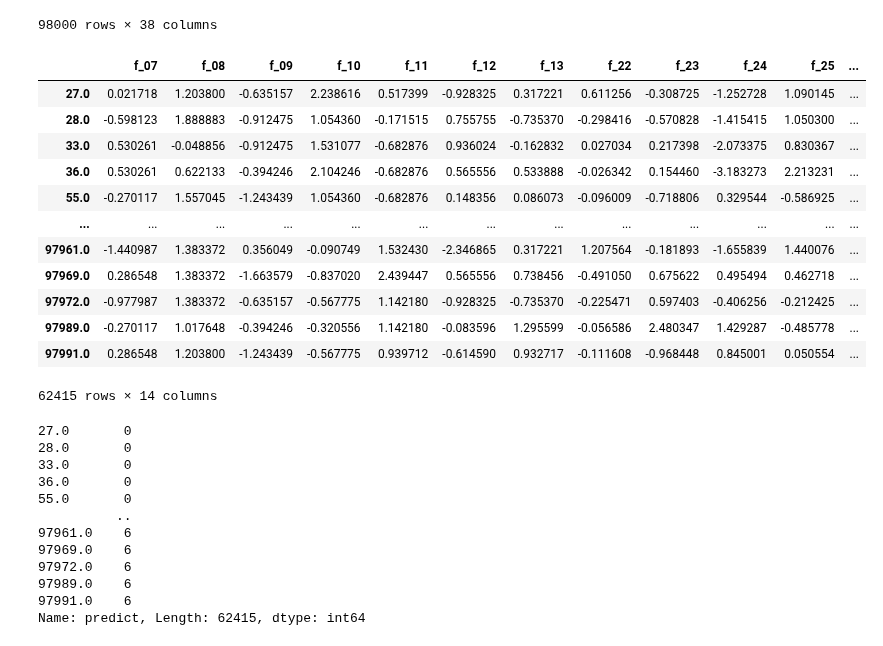
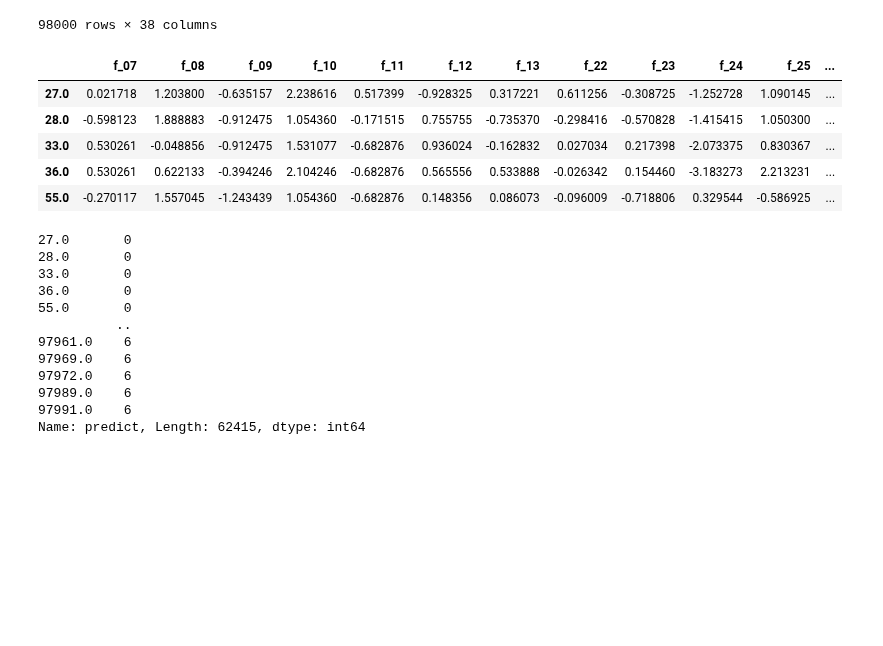
Before and after one commit to NagaoTadashi/kaggle, a Jupyter notebook: tabular-playground-july.ipynb, the cells around one changed output. Drawn from its saved outputs; the diff is of its cells as text; code cells hidden in the pictures; blank space fills up the shorter version.

```diff
--- a/tabular-playground-july.ipynb
+++ b/tabular-playground-july.ipynb
@@ -127,7 +129,7 @@ plt.show()
 # %%
 important_cols = ['f_07', 'f_08', 'f_09', 'f_10', 'f_11', 'f_12', 'f_13', 'f_22', 'f_23', 'f_24', 'f_25', 'f_26', 'f_27', 'f_28', ]
 # %%
-preds = vbgmm.fit_predict(data_scaled[important_cols])
+preds_vbgmm = vbgmm.fit_predict(data_scaled[important_cols])
 # %%
 pp = vbgmm.predict_proba(data_scaled[important_cols])
 # %%
@@ -150,29 +152,22 @@ data_scaled
 | 97999 | 0.751985 | 0.561948 | 1.458479 | -0.576892 | -0.045085 | -1.203762 | 0.790031 | -2.070579 | 1.017648 | -0.912475 | ... | ... |
 98000 rows × 38 columns
 # %%
-trn_indx=np.array([])
+tr_idx = np.array([])
 for n in range(7):
-    indx=data_scaled[(data_scaled.predict==n) & (data_scaled.predict_proba > 0.80)].index
-    trn_indx = np.concatenate((trn_indx, indx))
+    idx = data_scaled[(data_scaled["predict"] == n) & (data_scaled["predict_proba"] > 0.80)].index
+    tr_idx = np.concatenate((tr_idx, idx))
 
-X = data_scaled.loc[trn_indx][important_cols]
-y = data_scaled.loc[trn_indx]['predict']
+X = data_scaled.loc[tr_idx][important_cols]
+y = data_scaled.loc[tr_idx]['predict']
 # %%
-X
+X.head()
 # %% [output]
 |  | f_07 | f_08 | f_09 | f_10 | f_11 | f_12 | f_13 | f_22 | f_23 | f_24 | f_25 | ... |
 | 27.0 | 0.021718 | 1.203800 | -0.635157 | 2.238616 | 0.517399 | -0.928325 | 0.317221 | 0.611256 | -0.308725 | -1.252728 | 1.090145 | ... |
 | 28.0 | -0.598123 | 1.888883 | -0.912475 | 1.054360 | -0.171515 | 0.755755 | -0.735370 | -0.298416 | -0.570828 | -1.415415 | 1.050300 | ... |
 | 33.0 | 0.530261 | -0.048856 | -0.912475 | 1.531077 | -0.682876 | 0.936024 | -0.162832 | 0.027034 | 0.217398 | -2.073375 | 0.830367 | ... |
 | 36.0 | 0.530261 | 0.622133 | -0.394246 | 2.104246 | -0.682876 | 0.565556 | 0.533888 | -0.026342 | 0.154460 | -3.183273 | 2.213231 | ... |
 | 55.0 | -0.270117 | 1.557045 | -1.243439 | 1.054360 | -0.682876 | 0.148356 | 0.086073 | -0.096009 | -0.718806 | 0.329544 | -0.586925 | ... |
-| ... | ... | ... | ... | ... | ... | ... | ... | ... | ... | ... | ... | ... |
-| 97961.0 | -1.440987 | 1.383372 | 0.356049 | -0.090749 | 1.532430 | -2.346865 | 0.317221 | 1.207564 | -0.181893 | -1.655839 | 1.440076 | ... |
-| 97969.0 | 0.286548 | 1.383372 | -1.663579 | -0.837020 | 2.439447 | 0.565556 | 0.738456 | -0.491050 | 0.675622 | 0.495494 | 0.462718 | ... |
-| 97972.0 | -0.977987 | 1.383372 | -0.635157 | -0.567775 | 1.142180 | -0.928325 | -0.735370 | -0.225471 | 0.597403 | -0.406256 | -0.212425 | ... |
-| 97989.0 | -0.270117 | 1.017648 | -0.394246 | -0.320556 | 1.142180 | -0.083596 | 1.295599 | -0.056586 | 2.480347 | 1.429287 | -0.485778 | ... |
-| 97991.0 | 0.286548 | 1.203800 | -1.243439 | -0.567775 | 0.939712 | -0.614590 | 0.932717 | -0.111608 | -0.968448 | 0.845001 | 0.050554 | ... |
-62415 rows × 14 columns
 # %%
 y
 # %% [output]
```
Also changed, not shown: parts of 15 cells of this notebook.
